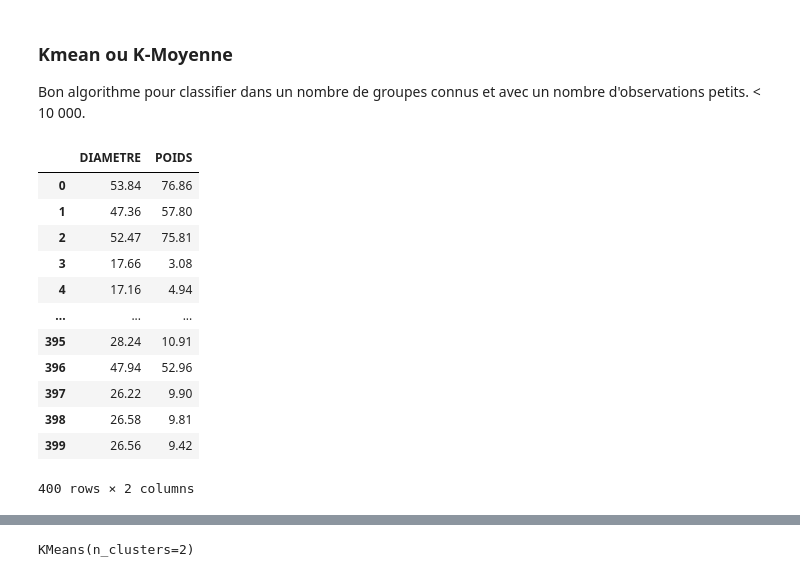
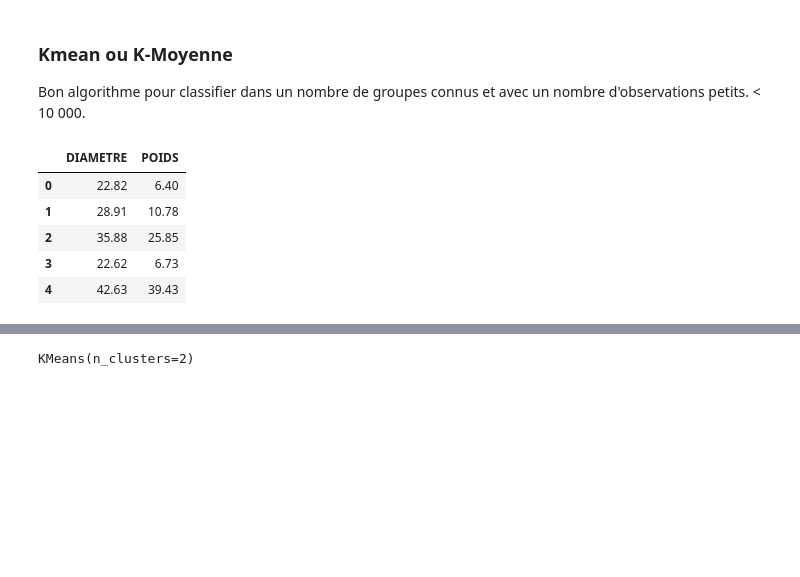
Before and after one commit to Moder4t/labo_ia_3, a Jupyter notebook: Creation_model_July.ipynb, the cells around one changed output, grey strips where cells are left out. Saved outputs shown, nothing was run; the diff lists cells and outputs as text; code cells hidden in the pictures; blank space fills up the shorter version.

```diff
--- a/Creation_model_July.ipynb
+++ b/Creation_model_July.ipynb
@@ -6,22 +6,16 @@ from pandas import pandas as pnd
 import matplotlib.pyplot as plt
 # %%
 #Chargement des données
-fruits = pnd.read_csv("datas/fruitsJuly.csv", names=['DIAMETRE', 'POIDS'], header=None)
-fruits
+#fruits = pnd.read_csv("datas/fruitsJuly.csv", names=['DIAMETRE', 'POIDS'], header=None)
+fruits = pnd.read_csv("datas/fruitsErr.csv", names=['DIAMETRE', 'POIDS'], header=None)
+fruits.head()
 # %% [output]
 |  | DIAMETRE | POIDS |
-| 0 | 53.84 | 76.86 |
-| 1 | 47.36 | 57.80 |
-| 2 | 52.47 | 75.81 |
-| 3 | 17.66 | 3.08 |
-| 4 | 17.16 | 4.94 |
-| ... | ... | ... |
-| 395 | 28.24 | 10.91 |
-| 396 | 47.94 | 52.96 |
-| 397 | 26.22 | 9.90 |
-| 398 | 26.58 | 9.81 |
-| 399 | 26.56 | 9.42 |
+| 0 | 22.82 | 6.40 |
+| 1 | 28.91 | 10.78 |
+| 2 | 35.88 | 25.85 |
+| 3 | 22.62 | 6.73 |
+| 4 | 42.63 | 39.43 |
-400 rows × 2 columns
 # %%
 # Visualisation graphique des données
 fruits.plot.scatter(x="DIAMETRE", y="POIDS")
```
Also changed, not shown: parts of 4 cells of this notebook, 4 other files.
